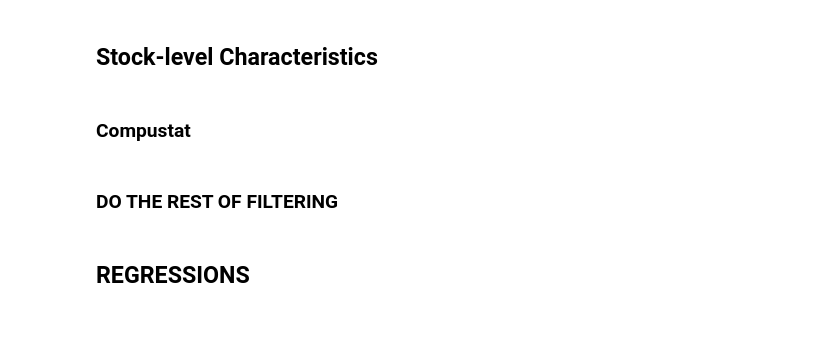
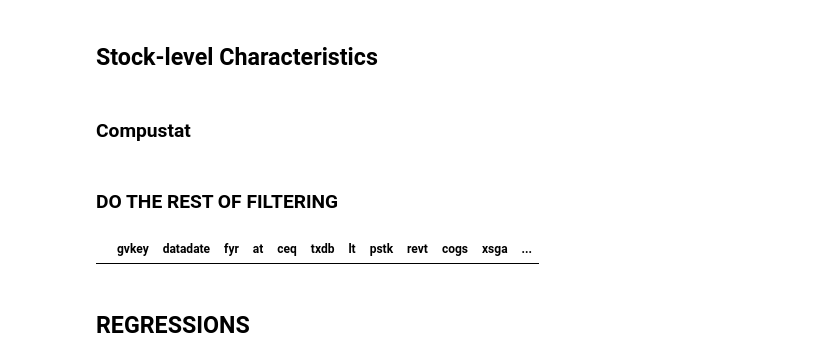
Before and after one commit to lknguyen8/BUSI-525, a Jupyter notebook: Cheaper is not better.ipynb, the cells around one changed output. Saved outputs shown, nothing was run; the diff lists cells and outputs as text; code cells hidden in the pictures; blank space fills up the shorter version.

```diff
--- a/Cheaper is not better.ipynb
+++ b/Cheaper is not better.ipynb
@@ -482,6 +482,16 @@ compa['total_equity'] = compa['ceq'] + compa['pstk']
 compa['equity_ratio'] = (compa['total_equity'] / compa['at']) * 100
 compa = compa.dropna(subset=['equity_ratio'])
 compa = compa[(compa['equity_ratio'] >= 70) & (compa['equity_ratio'] <= 130)]
+# %%
+# We remove extremely small funds (those with < $20 million in asset in 2017, or $6 million in 1980)
+
+firm_2018 = compa[(compa['datadate'].dt.year == 2018) & (compa['at'] > 20000000)]
+valid_gvkeys = firm_2018['gvkey'].unique()
+compa = compa[compa['gvkey'].isin(valid_gvkeys)]
+
+compa
+# %% [output]
+|  | gvkey | datadate | fyr | at | ceq | txdb | lt | pstk | revt | cogs | xsga | ... |
 # %%
 # We require a fund to have at least 10 stock holdings
 
```
